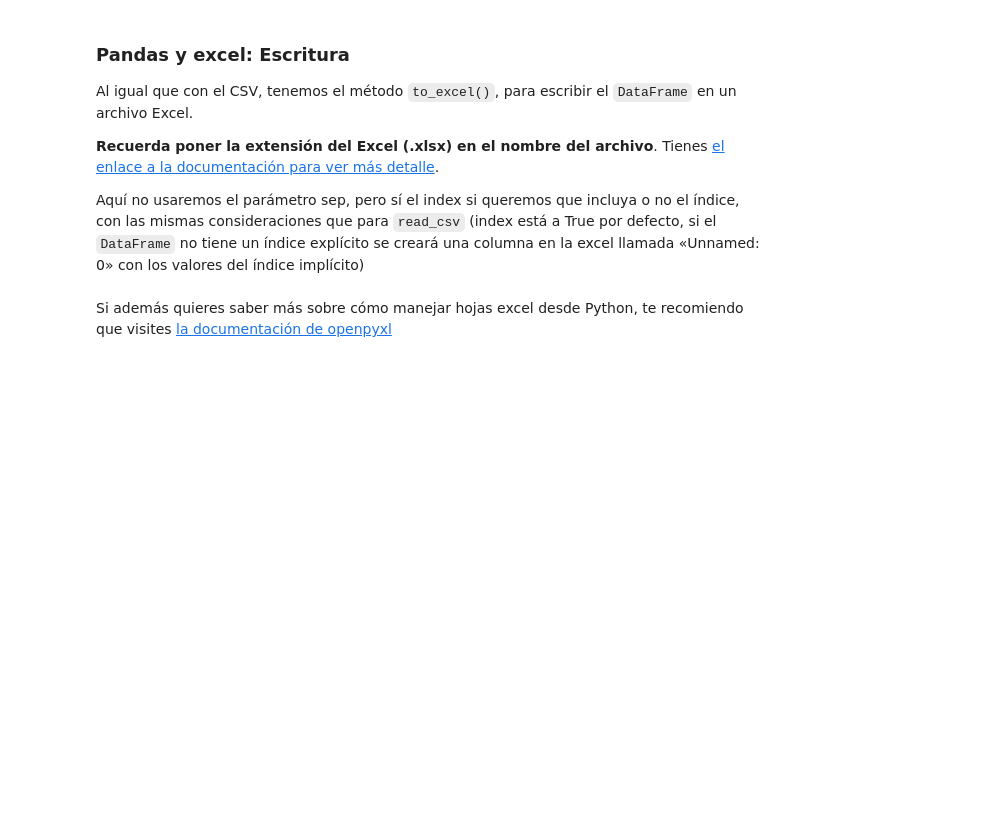
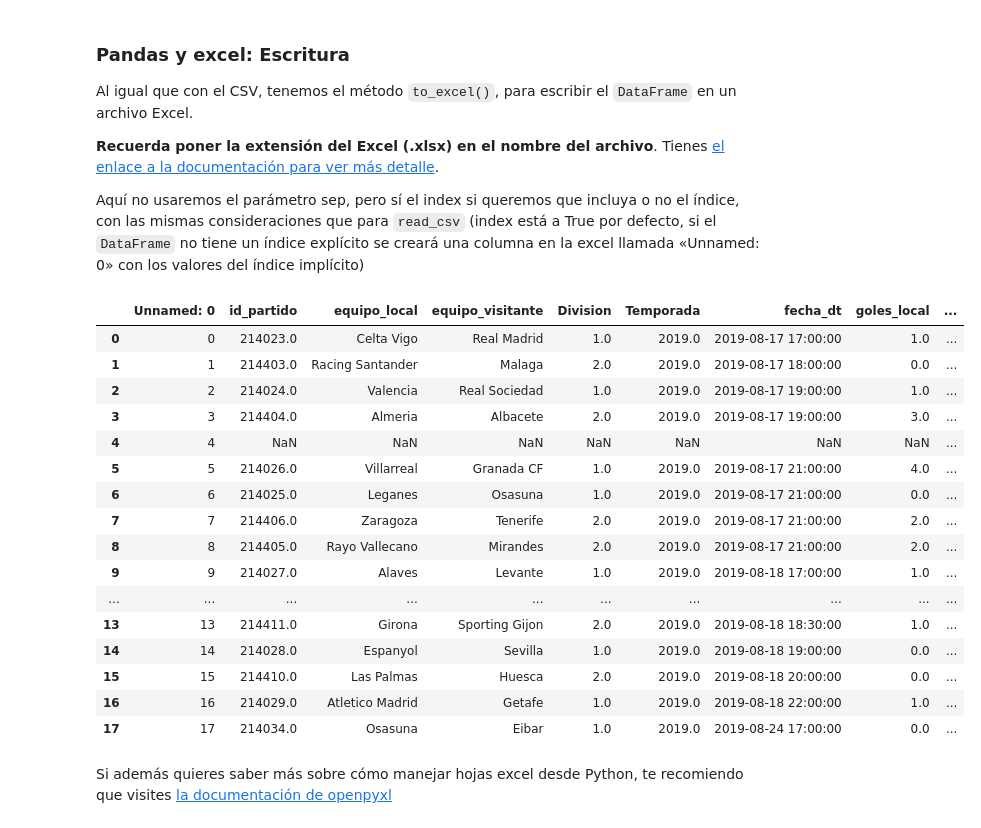
Before and after one commit to claudiomillanmartin/Claudio-Millan-Martin-DSOline, a Jupyter notebook: Bloque_3/03_Data_Analysis copia/02_Procesado_Datos_Internos_Ficheros/01_Workout/03_Ficheros_Excel.ipynb, the cells around one changed output. Cells and saved outputs as stored; diff of their text form; code cells hidden in the pictures; blank space fills up the shorter version.

```diff
--- a/Bloque_3/03_Data_Analysis copia/02_Procesado_Datos_Internos_Ficheros/01_Workout/03_Ficheros_Excel.ipynb
+++ b/Bloque_3/03_Data_Analysis copia/02_Procesado_Datos_Internos_Ficheros/01_Workout/03_Ficheros_Excel.ipynb
@@ -32,2 +129,5 @@ Si los datos no empiezan en la columna A y en la fila 1, leeremos mal estos si h
 # %% [markdown]
 Si haces unos cálculos, verás que nuestros datos realmente van de la columna "C" a la "N" y, si te fijas además empiezan en la cuarta fila y que las filas 9 y 15 de Excel están vacías (para `skiprows` son la 8 y la 14, porque pandas empieza a contar en 0). La función nos permite tener en cuenta esto con los parámetros `usecols` con el que le diremos las columnas que queremos usar y `skiprows` que nos permite decir qué líneas no incluir.
+# %%
+df = pd.read_excel("./data/df_liga_2019.xlsx", sheet_name = "futbol_3", usecols = "C:N", skiprows = [0,1,2])
+df
@@ -39,5 +157,27 @@ Al igual que con el CSV, tenemos el método `to_excel()`, para escribir el `Data
 **Recuerda poner la extensión del Excel (.xlsx) en el nombre del archivo**. Tienes [el enlace a la documentación para ver más detalle](https://pandas.pydata.org/pandas-docs/stable/reference/api/pandas.DataFrame.to_excel.html).
 
 Aquí no usaremos el parámetro sep, pero sí el index si queremos que incluya o no el índice, con las mismas consideraciones que para `read_csv` (index está a True por defecto, si el `DataFrame` no tiene un índice explícito se creará una columna en la excel llamada «Unnamed: 0» con los valores del índice implícito)
+# %%
+df.to_excel("./data/df_ejemplo_excel.xlsx", sheet_name = "Test")
+df_2 = pd.read_excel("./data/df_ejemplo_excel.xlsx")
+df_2
+# %% [output]
+|  | Unnamed: 0 | id_partido | equipo_local | equipo_visitante | Division | Temporada | fecha_dt | goles_local | ... |
+| 0 | 0 | 214023.0 | Celta Vigo | Real Madrid | 1.0 | 2019.0 | 2019-08-17 17:00:00 | 1.0 | ... |
+| 1 | 1 | 214403.0 | Racing Santander | Malaga | 2.0 | 2019.0 | 2019-08-17 18:00:00 | 0.0 | ... |
+| 2 | 2 | 214024.0 | Valencia | Real Sociedad | 1.0 | 2019.0 | 2019-08-17 19:00:00 | 1.0 | ... |
+| 3 | 3 | 214404.0 | Almeria | Albacete | 2.0 | 2019.0 | 2019-08-17 19:00:00 | 3.0 | ... |
+| 4 | 4 | NaN | NaN | NaN | NaN | NaN | NaN | NaN | ... |
+| 5 | 5 | 214026.0 | Villarreal | Granada CF | 1.0 | 2019.0 | 2019-08-17 21:00:00 | 4.0 | ... |
+| 6 | 6 | 214025.0 | Leganes | Osasuna | 1.0 | 2019.0 | 2019-08-17 21:00:00 | 0.0 | ... |
+| 7 | 7 | 214406.0 | Zaragoza | Tenerife | 2.0 | 2019.0 | 2019-08-17 21:00:00 | 2.0 | ... |
+| 8 | 8 | 214405.0 | Rayo Vallecano | Mirandes | 2.0 | 2019.0 | 2019-08-17 21:00:00 | 2.0 | ... |
+| 9 | 9 | 214027.0 | Alaves | Levante | 1.0 | 2019.0 | 2019-08-18 17:00:00 | 1.0 | ... |
+| ... | ... | ... | ... | ... | ... | ... | ... | ... | ... |
+| 13 | 13 | 214411.0 | Girona | Sporting Gijon | 2.0 | 2019.0 | 2019-08-18 18:30:00 | 1.0 | ... |
+| 14 | 14 | 214028.0 | Espanyol | Sevilla | 1.0 | 2019.0 | 2019-08-18 19:00:00 | 0.0 | ... |
+| 15 | 15 | 214410.0 | Las Palmas | Huesca | 2.0 | 2019.0 | 2019-08-18 20:00:00 | 0.0 | ... |
+| 16 | 16 | 214029.0 | Atletico Madrid | Getafe | 1.0 | 2019.0 | 2019-08-18 22:00:00 | 1.0 | ... |
+| 17 | 17 | 214034.0 | Osasuna | Eibar | 1.0 | 2019.0 | 2019-08-24 17:00:00 | 0.0 | ... |
 # %% [markdown]
 Si además quieres saber más sobre cómo manejar hojas excel desde Python, te recomiendo que visites [la documentación de openpyxl](https://openpyxl.readthedocs.io/en/stable/ "La documentación y página de openpyxl")
```
Also changed, not shown: parts of 6 cells of this notebook, 10 other files.
